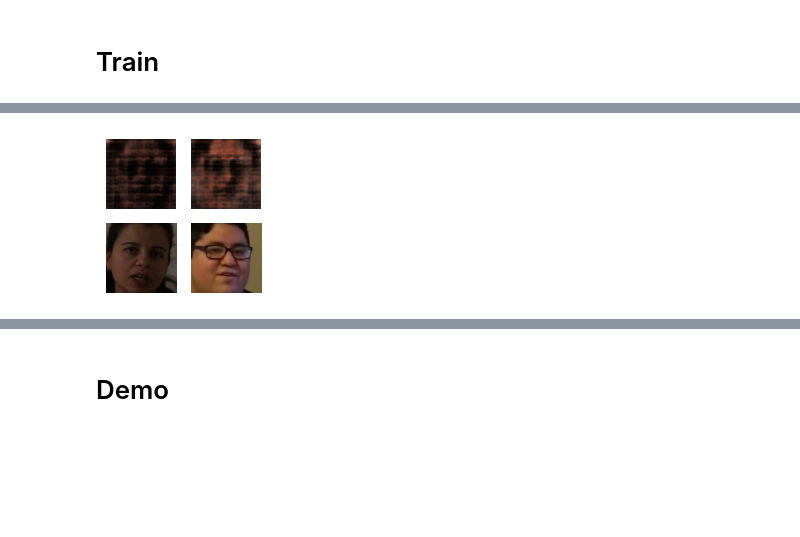
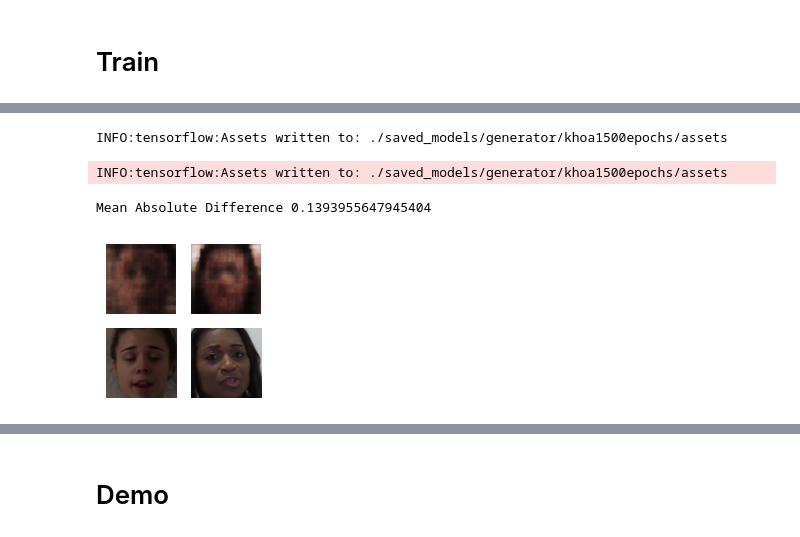
Before and after one commit to Blinco0/deepfake-lip-sync, a Jupyter notebook: train_GAN.ipynb, the cells around one changed output, grey strips where cells are left out. Saved outputs shown, nothing was run; the diff lists cells and outputs as text; code cells hidden in the pictures; blank space fills up the shorter version.

Commit message:
New model
Former-commit-id: fb9d62a74764e4989afc6864fd6c433912b15a8a

```diff
--- a/train_GAN.ipynb
+++ b/train_GAN.ipynb
@@ -36,7 +28,7 @@ To enable them in other operations, rebuild TensorFlow with the appropriate comp
 # %% [markdown]
 # Constants
 # %%
-EPOCHS = 1000
+EPOCHS = 1500
 BATCH_SIZE = 100
 # %% [markdown]
 # Get randomized dataset batch
@@ -49,7 +41,7 @@ def khoas_get_batch(batch_size, seed=0):
     """
     random.seed(seed)
 
-    data_path = './dataset/train/real/'
+    data_path = '/media/khoa/Stuff/dataset/train/real/'
 
     # Go through datapath, append every png file to the png list.
     png_list = []
@@ -248,7 +225,10 @@ def train_in_batch(batch, epoch):
     #     checkpoint.save(file_prefix = checkpoint_prefix)
     print('Time for epoch {} is {} sec. Image Saved'.format(epoch+1, time.time()-start))
 # %%
-for epoch in range(700, EPOCHS):
+for epoch in range(EPOCHS):
+    if epoch%100 == 0: # Save every 100 epochs
+        gen.save('./saved_models/generator/khoa1500epochs')
+
     print("Epoch {} starting".format(epoch+1))
     start = time.time()
     batch = khoas_get_batch(BATCH_SIZE, epoch+1)
@@ -257,5 +237,6 @@ for epoch in range(700, EPOCHS):
     train_in_batch(batch, epoch)
 
 display.clear_output(wait=True)
+gen.save('./saved_models/generator/khoa1500epochs')
 generate_and_save_images(gen, epoch + 1, test_img_arrs, test_img_concats, test_audio_arrs) # Maybe my face?
 # %% [output]
@@ -263 +244,4 @@ Mean Absolute Difference 0.09673526138067245
+INFO:tensorflow:Assets written to: ./saved_models/generator/khoa1500epochs/assets
+INFO:tensorflow:Assets written to: ./saved_models/generator/khoa1500epochs/assets
+Mean Absolute Difference 0.1393955647945404
-[figure, old version]
+[figure, new version]
```
Also changed, not shown: parts of 5 cells of this notebook, 8 other files.
